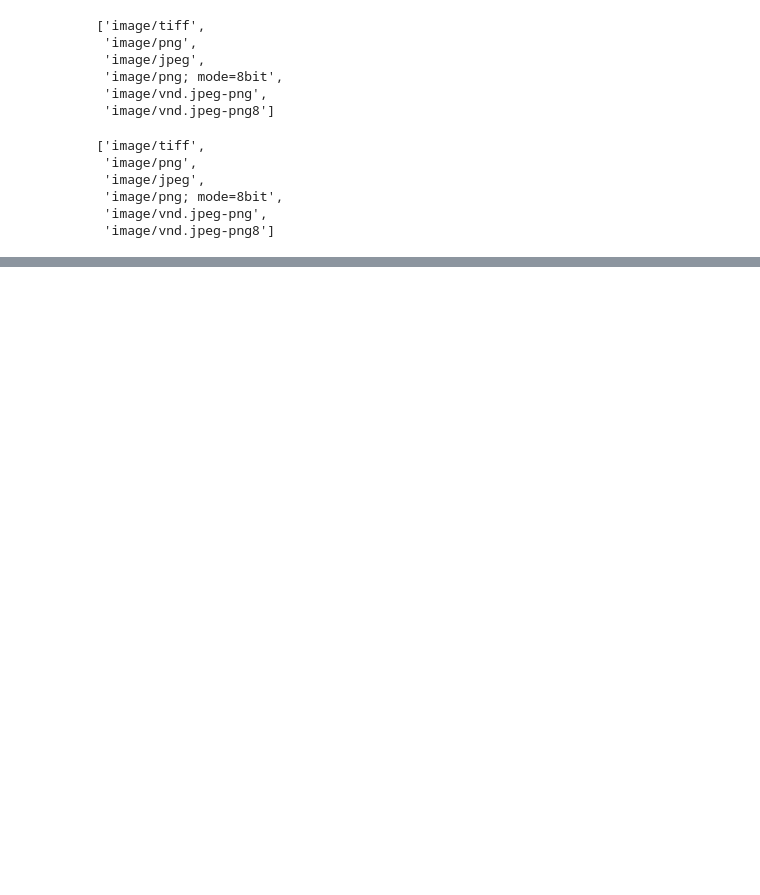
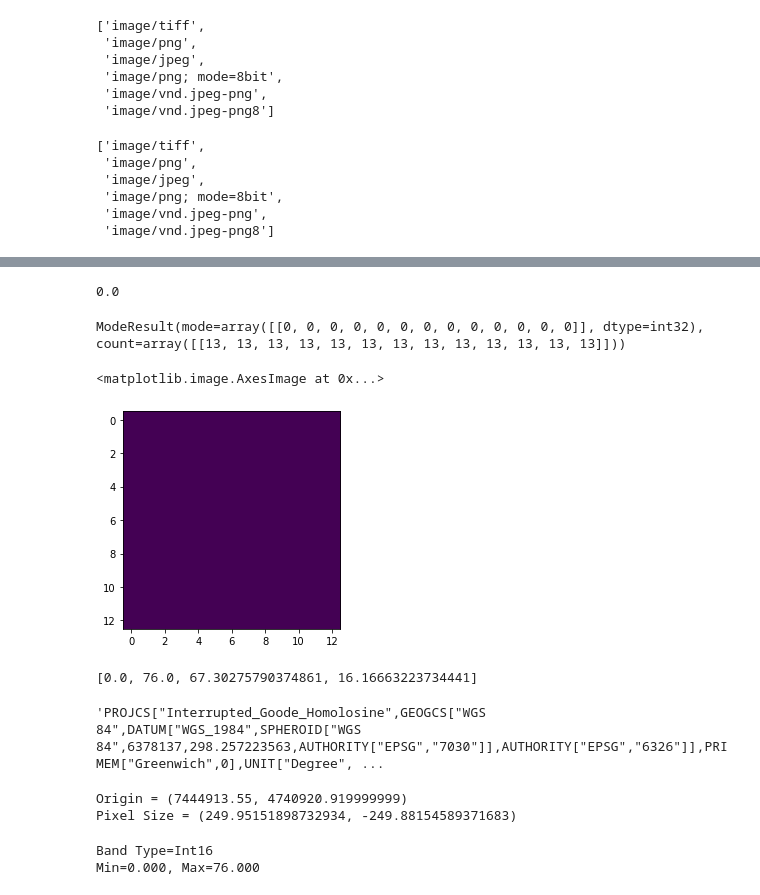
Before and after one commit to tekritesh/bio-mos, a Jupyter notebook: soil_data/soil_data.ipynb, the cells around one changed output, grey strips where cells are left out. Cells and saved outputs as stored; diff of their text form; code cells hidden in the pictures; blank space fills up the shorter version.

```diff
--- a/soil_data/soil_data.ipynb
+++ b/soil_data/soil_data.ipynb
@@ -99,0 +251,27 @@ with open('test.tif', 'wb') as file:
+# %%
+np.median(imarray)/10
+# %% [output]
+0.0
+# %%
+from scipy import stats
+stats.mode(imarray)
+# %% [output]
+ModeResult(mode=array([[0, 0, 0, 0, 0, 0, 0, 0, 0, 0, 0, 0, 0]], dtype=int32), count=array([[13, 13, 13, 13, 13, 13, 13, 13, 13, 13, 13, 13, 13]]))
+# %%
+from osgeo import gdal
+import matplotlib.pyplot as plt
+dataset = gdal.Open('test.tif', gdal.GA_ReadOnly)
+band = dataset.GetRasterBand(1)
+arr = band.ReadAsArray()
+plt.imshow(arr)
+# %% [output]
+<matplotlib.image.AxesImage at 0x...>
+[figure, added]
+# %%
+band.GetStatistics( True, True )
+# %% [output]
+[0.0, 76.0, 67.30275790374861, 16.16663223734441]
+# %%
+dataset.GetProjection()
+# %% [output]
+'PROJCS["Interrupted_Goode_Homolosine",GEOGCS["WGS 84",DATUM["WGS_1984",SPHEROID["WGS 84",6378137,298.257223563,AUTHORITY["EPSG","7030"]],AUTHORITY["EPSG","6326"]],PRIMEM["Greenwich",0],UNIT["Degree", ...
@@ -99,0 +280,24 @@ with open('test.tif', 'wb') as file:
+# %%
+print("Origin = ({}, {})".format(geotransform[0], geotransform[3]))
+print("Pixel Size = ({}, {})".format(geotransform[1], geotransform[5]))
+# %% [output]
+Origin = (7444913.55, 4740920.919999999)
+Pixel Size = (249.95151898732934, -249.88154589371683)
+# %%
+band = dataset.GetRasterBand(1)
+print("Band Type={}".format(gdal.GetDataTypeName(band.DataType)))
+
+min = band.GetMinimum()
+max = band.GetMaximum()
+if not min or not max:
+    (min,max) = band.ComputeRasterMinMax(True)
+print("Min={:.3f}, Max={:.3f}".format(min,max))
+
+if band.GetOverviewCount() > 0:
+    print("Band has {} overviews".format(band.GetOverviewCount()))
+
+if band.GetRasterColorTable():
+    print("Band has a color table with {} entries".format(band.GetRasterColorTable().GetCount()))
+# %% [output]
+Band Type=Int16
+Min=0.000, Max=76.000
```
Also changed, not shown: parts of 28 cells of this notebook, 3 other files.
